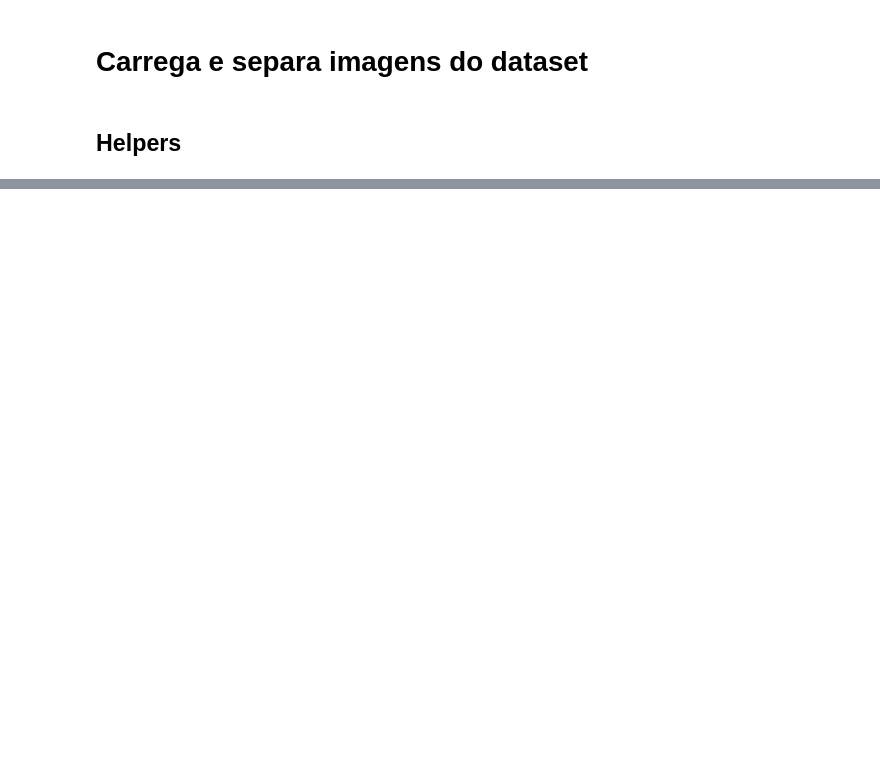
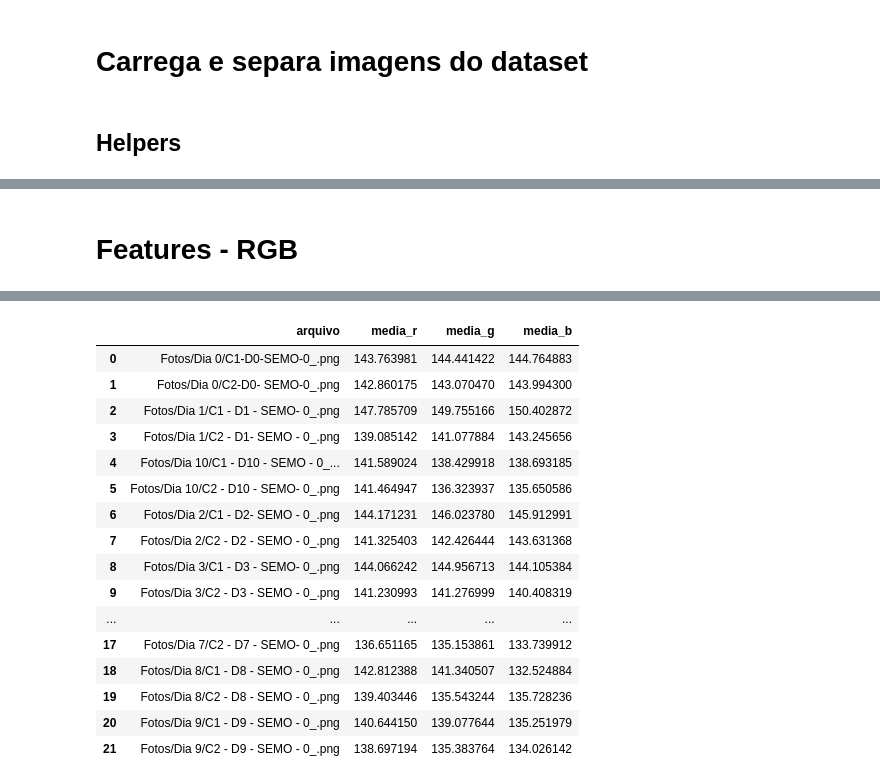
Before and after one commit to brsctoo/TilapiaFreshAI, a Jupyter notebook: notebooks/TilapiaFreshAI.ipynb, the cells around one changed output, grey strips where cells are left out. Drawn from its saved outputs; the diff is of its cells as text; code cells hidden in the pictures; blank space fills up the shorter version.

```diff
--- a/notebooks/TilapiaFreshAI.ipynb
+++ b/notebooks/TilapiaFreshAI.ipynb
@@ -167,0 +485,55 @@ separar_controle(PASTA_ORIGEM_SEGMENTADOS, PASTA_CONTROLE_SEGMENTADOS, CODIGO_CO
+# %% [markdown]
+# Features - RGB
+# %%
+from pathlib import Path
+from PIL import Image
+import numpy as np
+import pandas as pd
+
+
+# Pasta contendo os dias e suas imagens
+pasta = Path("/content/data-raw/segmented/all")
+
+resultados = []
+
+for caminho in sorted(pasta.rglob("*")):
+    # Processa somente imagens
+    if caminho.suffix.lower() not in (".png", ".jpg", ".jpeg"):
+        continue
+
+    if "SEMO" not in caminho.name.upper():
+        continue
+
+    imagem = Image.open(caminho).convert("RGB")
+    pixels = np.array(imagem)
+
+    # Ignora o fundo totalmente preto
+    mascara = np.any(pixels > 0, axis=2)
+    pixels_file = pixels[mascara]
+
+    media_r, media_g, media_b = pixels_file.mean(axis=0)
+
+    # Adiciona uma linha à lista
+    resultados.append({
+        "arquivo": str(caminho.relative_to(pasta)),
+        "media_r": media_r,
+        "media_g": media_g,
+        "media_b": media_b,
+    })
+
+# Transforma a lista em uma tabela
+df = pd.DataFrame(
+    resultados,
+    columns=["arquivo", "media_r", "media_g", "media_b"]
+)
+
+# Salva a tabela
+saida = "/content/features_cores.csv"
+df.to_csv(saida, index=False)
+
+print(f"Total de imagens SEMO: {len(df)}")
+print(df.to_string(index=False))
+
+print(f"{len(df)} imagens processadas.")
+display(df)
+# %% [output]
@@ -167,0 +557,17 @@ separar_controle(PASTA_ORIGEM_SEGMENTADOS, PASTA_CONTROLE_SEGMENTADOS, CODIGO_CO
+|  | arquivo | media_r | media_g | media_b |
+| 0 | Fotos/Dia 0/C1-D0-SEMO-0_.png | 143.763981 | 144.441422 | 144.764883 |
+| 1 | Fotos/Dia 0/C2-D0- SEMO-0_.png | 142.860175 | 143.070470 | 143.994300 |
+| 2 | Fotos/Dia 1/C1 - D1 - SEMO- 0_.png | 147.785709 | 149.755166 | 150.402872 |
+| 3 | Fotos/Dia 1/C2 - D1- SEMO - 0_.png | 139.085142 | 141.077884 | 143.245656 |
+| 4 | Fotos/Dia 10/C1 - D10 - SEMO - 0_... | 141.589024 | 138.429918 | 138.693185 |
+| 5 | Fotos/Dia 10/C2 - D10 - SEMO- 0_.png | 141.464947 | 136.323937 | 135.650586 |
+| 6 | Fotos/Dia 2/C1 - D2- SEMO - 0_.png | 144.171231 | 146.023780 | 145.912991 |
+| 7 | Fotos/Dia 2/C2 - D2 - SEMO - 0_.png | 141.325403 | 142.426444 | 143.631368 |
+| 8 | Fotos/Dia 3/C1 - D3 - SEMO- 0_.png | 144.066242 | 144.956713 | 144.105384 |
+| 9 | Fotos/Dia 3/C2 - D3 - SEMO - 0_.png | 141.230993 | 141.276999 | 140.408319 |
+| ... | ... | ... | ... | ... |
+| 17 | Fotos/Dia 7/C2 - D7 - SEMO- 0_.png | 136.651165 | 135.153861 | 133.739912 |
+| 18 | Fotos/Dia 8/C1 - D8 - SEMO - 0_.png | 142.812388 | 141.340507 | 132.524884 |
+| 19 | Fotos/Dia 8/C2 - D8 - SEMO - 0_.png | 139.403446 | 135.543244 | 135.728236 |
+| 20 | Fotos/Dia 9/C1 - D9 - SEMO - 0_.png | 140.644150 | 139.077644 | 135.251979 |
+| 21 | Fotos/Dia 9/C2 - D9 - SEMO - 0_.png | 138.697194 | 135.383764 | 134.026142 |
```
Also changed, not shown: parts of 29 cells of this notebook.
